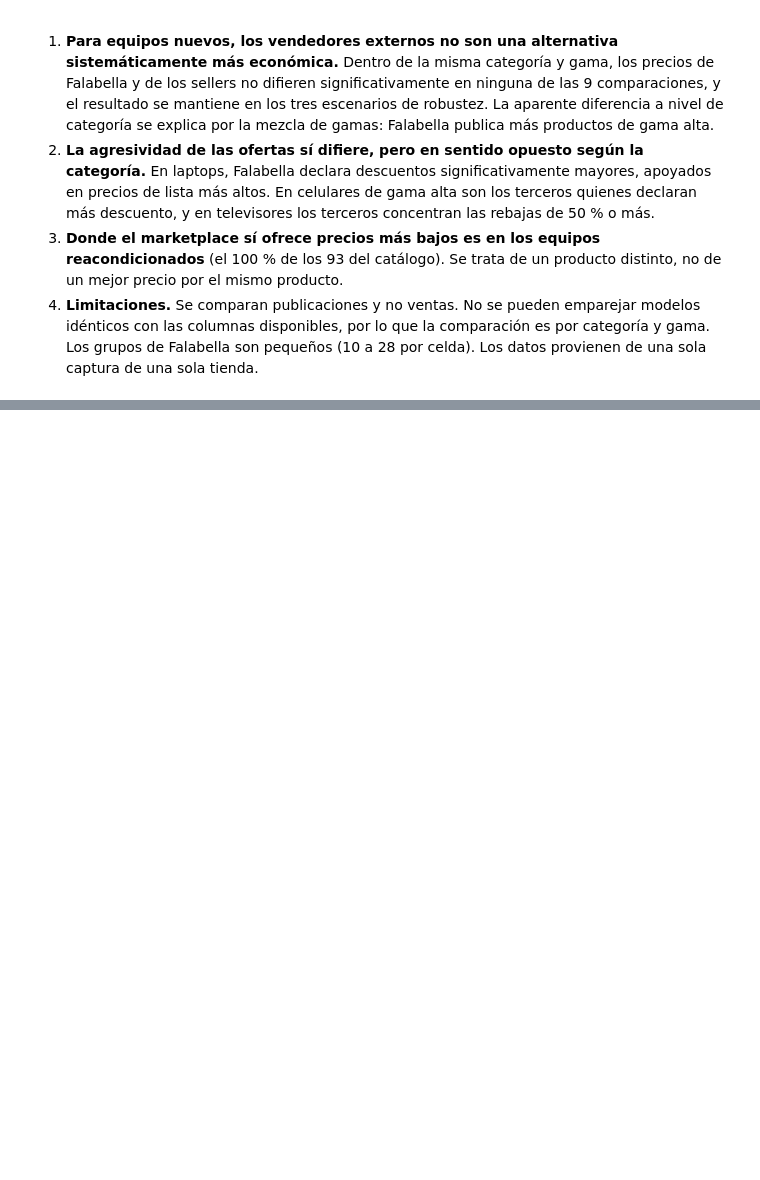
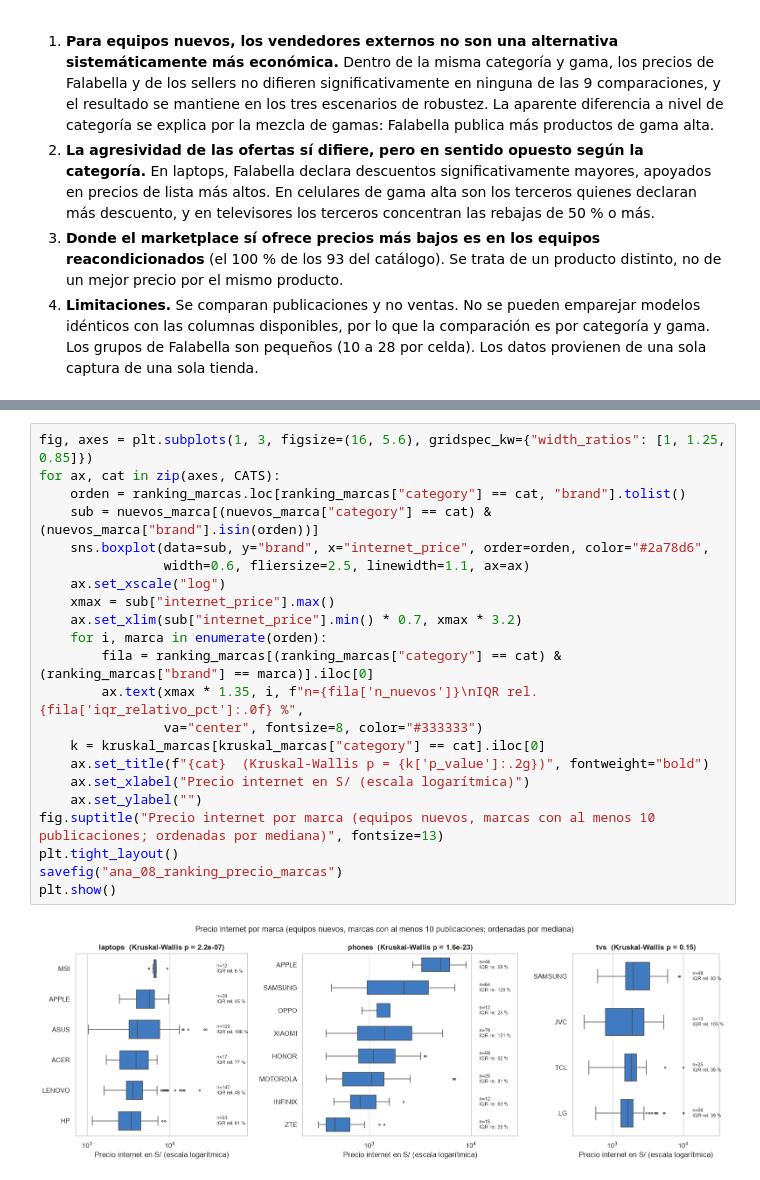
Before and after one commit to gmborjasb/SpiderMarketplace, a Jupyter notebook: notebooks/05_analisis_vendedores_marcas.ipynb, the cells around one changed output, grey strips where cells are left out. Drawn from its saved outputs; the diff is of its cells as text; blank space fills up the shorter version.

Commit message:
eda(marcas): agregar analisis de posicionamiento y dispersion por marca

```diff
--- a/notebooks/05_analisis_vendedores_marcas.ipynb
+++ b/notebooks/05_analisis_vendedores_marcas.ipynb
@@ -481,0 +549,24 @@ display(resumen_robustez)
+# %%
+fig, axes = plt.subplots(1, 3, figsize=(16, 5.6), gridspec_kw={"width_ratios": [1, 1.25, 0.85]})
+for ax, cat in zip(axes, CATS):
+    orden = ranking_marcas.loc[ranking_marcas["category"] == cat, "brand"].tolist()
+    sub = nuevos_marca[(nuevos_marca["category"] == cat) & (nuevos_marca["brand"].isin(orden))]
+    sns.boxplot(data=sub, y="brand", x="internet_price", order=orden, color="#2a78d6",
+                width=0.6, fliersize=2.5, linewidth=1.1, ax=ax)
+    ax.set_xscale("log")
+    xmax = sub["internet_price"].max()
+    ax.set_xlim(sub["internet_price"].min() * 0.7, xmax * 3.2)
+    for i, marca in enumerate(orden):
+        fila = ranking_marcas[(ranking_marcas["category"] == cat) & (ranking_marcas["brand"] == marca)].iloc[0]
+        ax.text(xmax * 1.35, i, f"n={fila['n_nuevos']}\nIQR rel. {fila['iqr_relativo_pct']:.0f} %",
+                va="center", fontsize=8, color="#333333")
+    k = kruskal_marcas[kruskal_marcas["category"] == cat].iloc[0]
+    ax.set_title(f"{cat}  (Kruskal-Wallis p = {k['p_value']:.2g})", fontweight="bold")
+    ax.set_xlabel("Precio internet en S/ (escala logarítmica)")
+    ax.set_ylabel("")
+fig.suptitle("Precio internet por marca (equipos nuevos, marcas con al menos 10 publicaciones; ordenadas por mediana)", fontsize=13)
+plt.tight_layout()
+savefig("ana_08_ranking_precio_marcas")
+plt.show()
+# %% [output]
+[figure, added]
```
Also changed, not shown: parts of 14 cells of this notebook.
